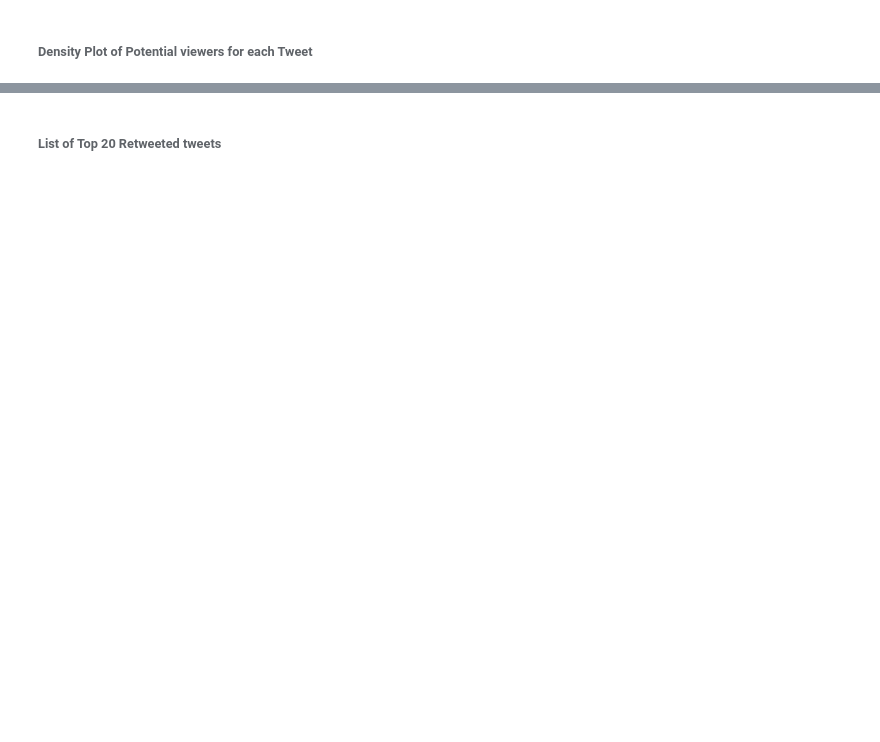
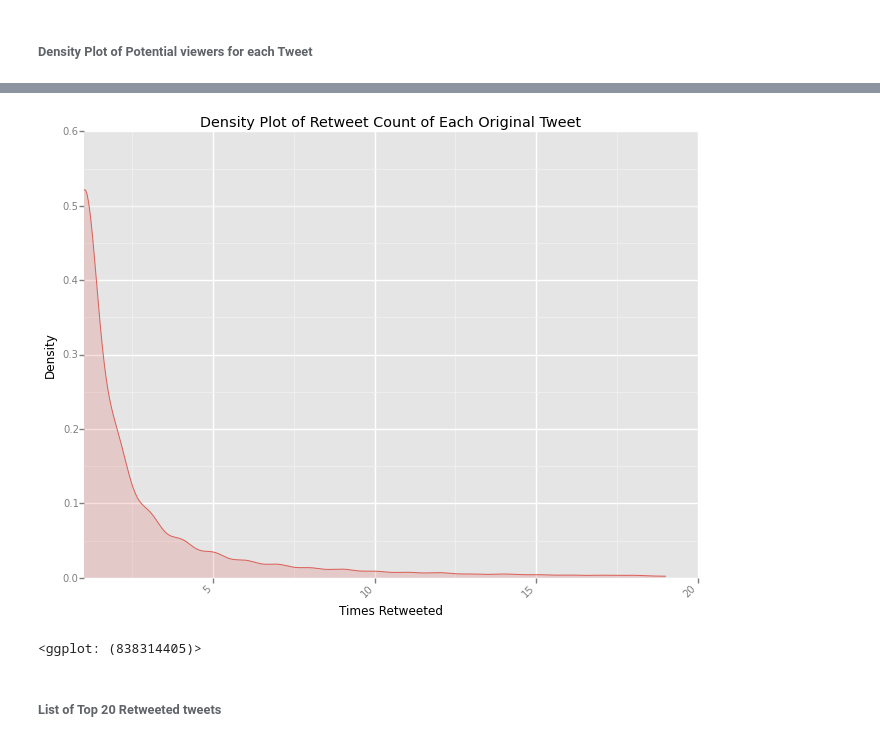
Before and after one commit to bhaskarvk/ShellShockAnalysis, a Jupyter notebook: Analysis of Shellshock Tweets.ipynb, the cells around one changed output, grey strips where cells are left out. Saved outputs shown, nothing was run; the diff lists cells and outputs as text; code cells hidden in the pictures; blank space fills up the shorter version.

```diff
--- a/Analysis of Shellshock Tweets.ipynb
+++ b/Analysis of Shellshock Tweets.ipynb
@@ -201,3 +204,15 @@ ggplot(tweetsDF.query('(tweeted_to > 10) & (tweeted_to < 2000)').reset_index(),
+# %%
+# Need to restrict data > 1 & < 20 else we get a very very skewed graph
+# TODO - maybe factorize follower counts in to bins and use that in a facet_grid
+ggplot(uniqtweetsDF.query('(retweet_count >0) & (retweet_count < 20)').reset_index(),
+       aes(x='retweet_count', color='factor(status)', fill='factor(status)')) + \
+    geom_density(alpha=0.2) + \
+    theme(axis_text_x=element_text(angle=45, hjust=1)) + \
+    xlim(low=1) + xlab('Times Retweeted') + ylab('Density') + \
+    ggtitle('Density Plot of Retweet Count of Each Original Tweet')
+# %% [output]
+[figure, added]
+<ggplot: (838314405)>
 # %% [markdown]
 ###### List of Top 20 Retweeted tweets
 # %%
```
Also changed, not shown: parts of 12 cells of this notebook, 1 other file.
